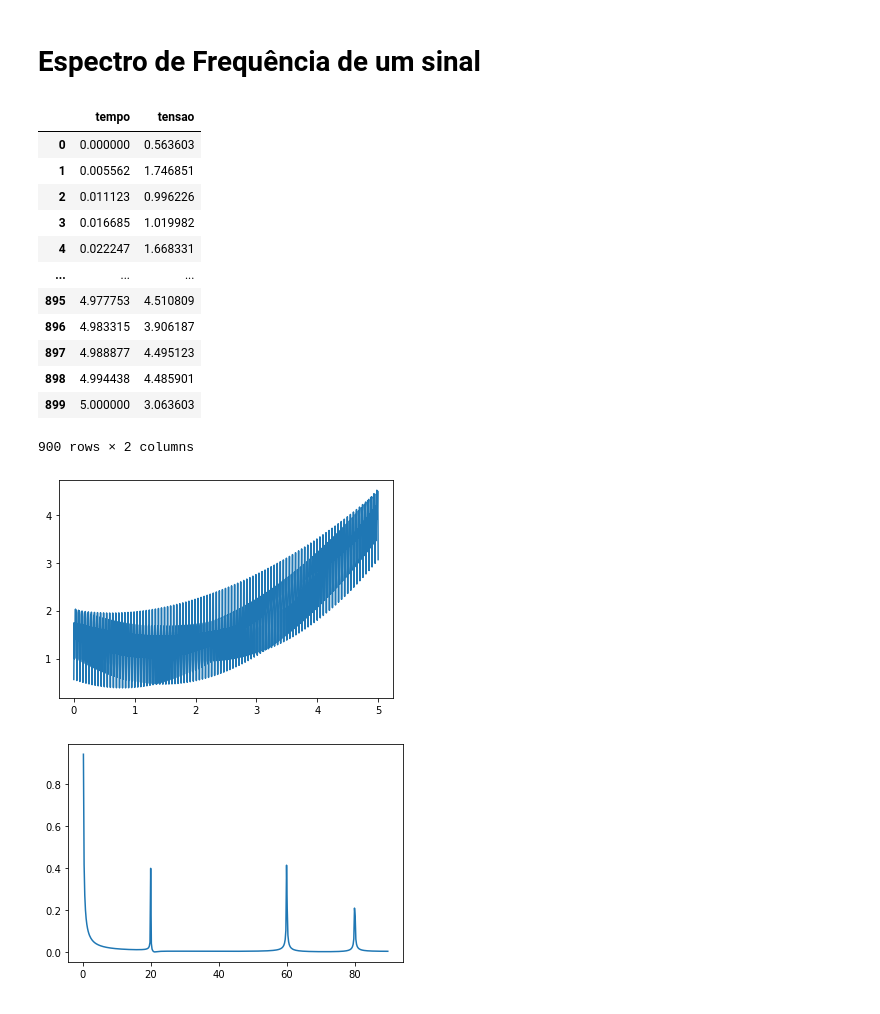
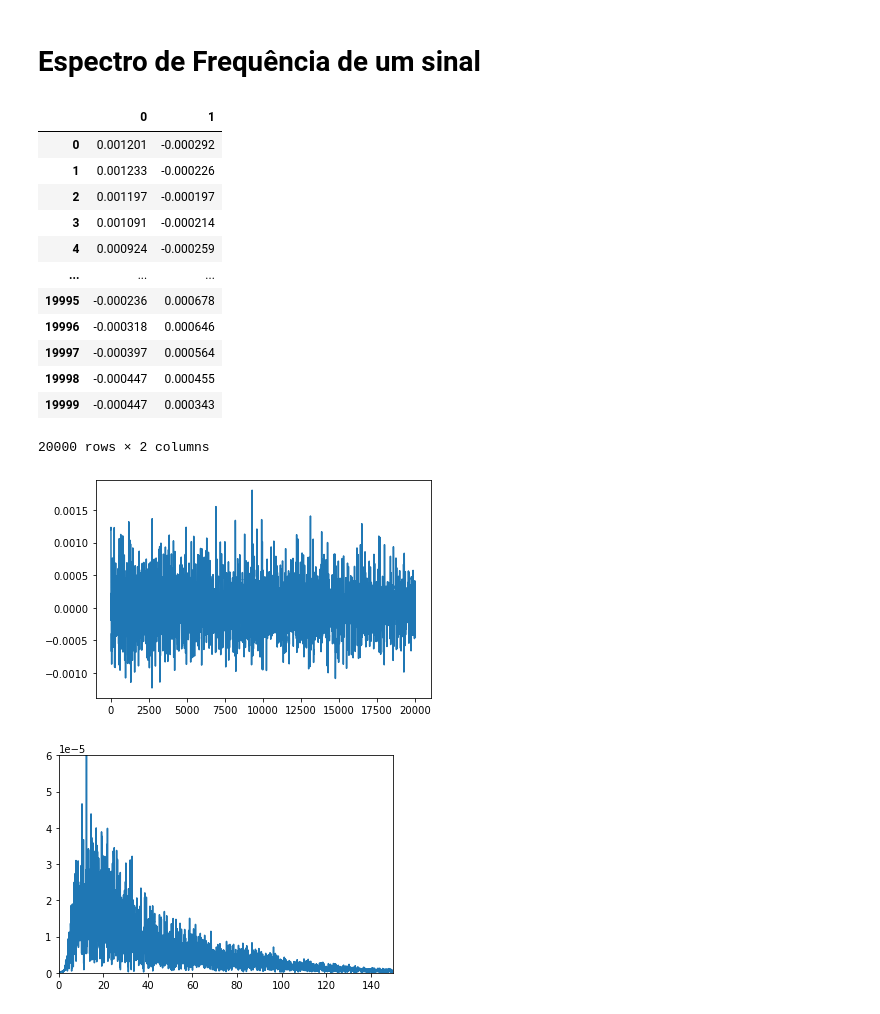
Before and after one commit to GuilhermeMonteiroPeixoto/LOCK-IN-AMPLIFIER-with-PYTHON, a Jupyter notebook: Outros/Espectro_Frequencia.ipynb, the cells around one changed output. Drawn from its saved outputs; the diff is of its cells as text; code cells hidden in the pictures.

```diff
--- a/Outros/Espectro_Frequencia.ipynb
+++ b/Outros/Espectro_Frequencia.ipynb
@@ -5,40 +5,42 @@ import matplotlib.pyplot as plt
 import numpy as np
 import pandas as pd
 # %%
-data = pd.read_csv('out.csv') # ou pd.read_csv('out.csv',header=None)
+data = pd.read_csv('HC-1.csv', header=None) # ou pd.read_csv('out.csv',header=None)
 data
 # %% [output]
-|  | tempo | tensao |
-| 0 | 0.000000 | 0.563603 |
-| 1 | 0.005562 | 1.746851 |
-| 2 | 0.011123 | 0.996226 |
-| 3 | 0.016685 | 1.019982 |
-| 4 | 0.022247 | 1.668331 |
+|  | 0 | 1 |
+| 0 | 0.001201 | -0.000292 |
+| 1 | 0.001233 | -0.000226 |
+| 2 | 0.001197 | -0.000197 |
+| 3 | 0.001091 | -0.000214 |
+| 4 | 0.000924 | -0.000259 |
 | ... | ... | ... |
-| 895 | 4.977753 | 4.510809 |
-| 896 | 4.983315 | 3.906187 |
-| 897 | 4.988877 | 4.495123 |
-| 898 | 4.994438 | 4.485901 |
-| 899 | 5.000000 | 3.063603 |
+| 19995 | -0.000236 | 0.000678 |
+| 19996 | -0.000318 | 0.000646 |
+| 19997 | -0.000397 | 0.000564 |
+| 19998 | -0.000447 | 0.000455 |
+| 19999 | -0.000447 | 0.000343 |
-900 rows × 2 columns
+20000 rows × 2 columns
 # %%
-plt.plot(data.iloc[:,0],data.iloc[:,1])
+plt.plot(data.iloc[:,0])
 plt.show()
 # %% [output]
-[figure, old version]
+[figure, new version]
 # %%
 #Metodo 1 - Usando Numpy
-sinal = data.iloc[0:,1].to_list()
+sinal = data.iloc[0:,0].to_list()
 tamanho = len(sinal)
-tx = data.iloc[1,0] - data.iloc[0,0]
+tx = 0.001
 freq = np.fft.fftfreq(tamanho, d=tx)
 mascara = freq > 0
 fft_calculo = np.fft.fft(sinal)
 fft_abs = 2.0*np.abs(fft_calculo/tamanho)
 plt.plot(freq[mascara],fft_abs[mascara])
+plt.xlim(0,150)
+plt.ylim(0.00000, 0.00006)
 plt.show()
 # %% [output]
-[figure, old version]
+[figure, new version]
 # %%
 #Metodo 2 - Usando scipy
 from scipy.fftpack import fft
```
Also changed, not shown: parts of 2 cells of this notebook.
